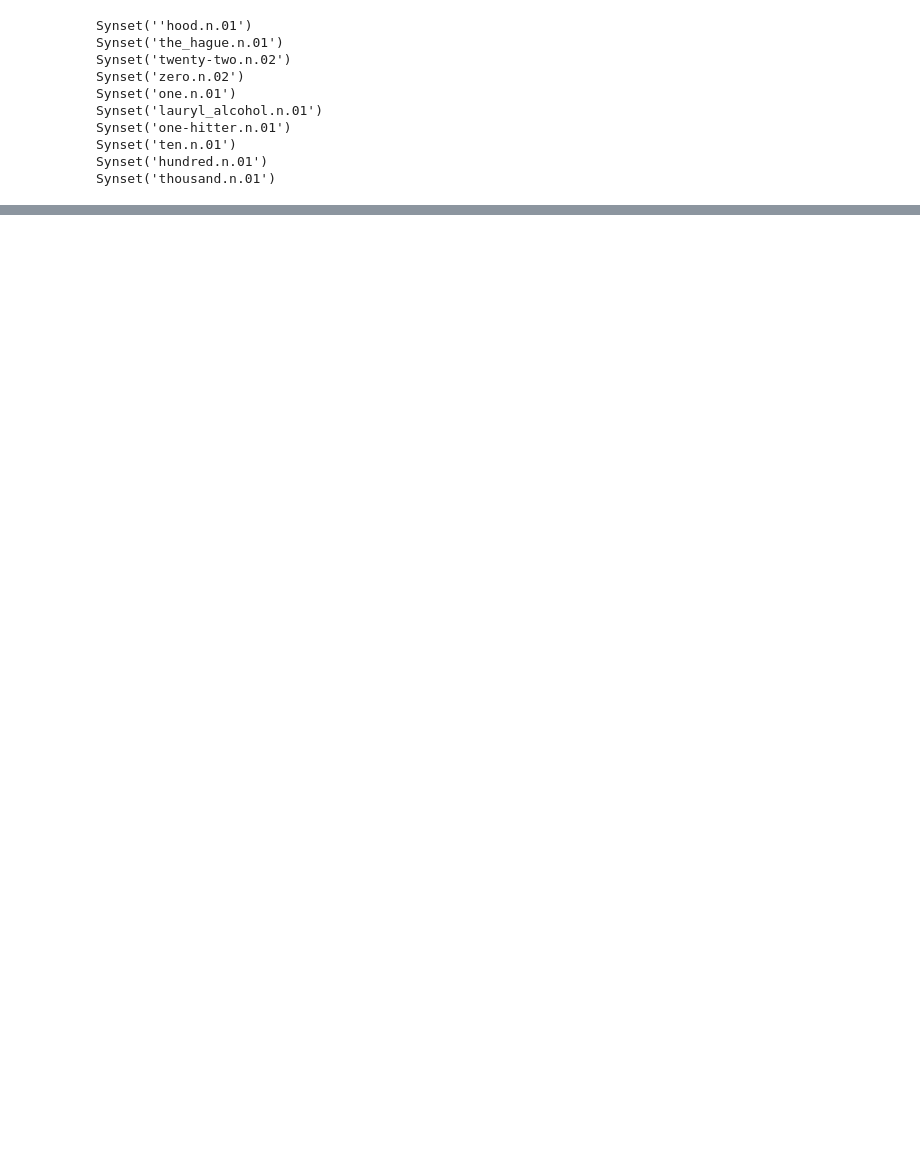
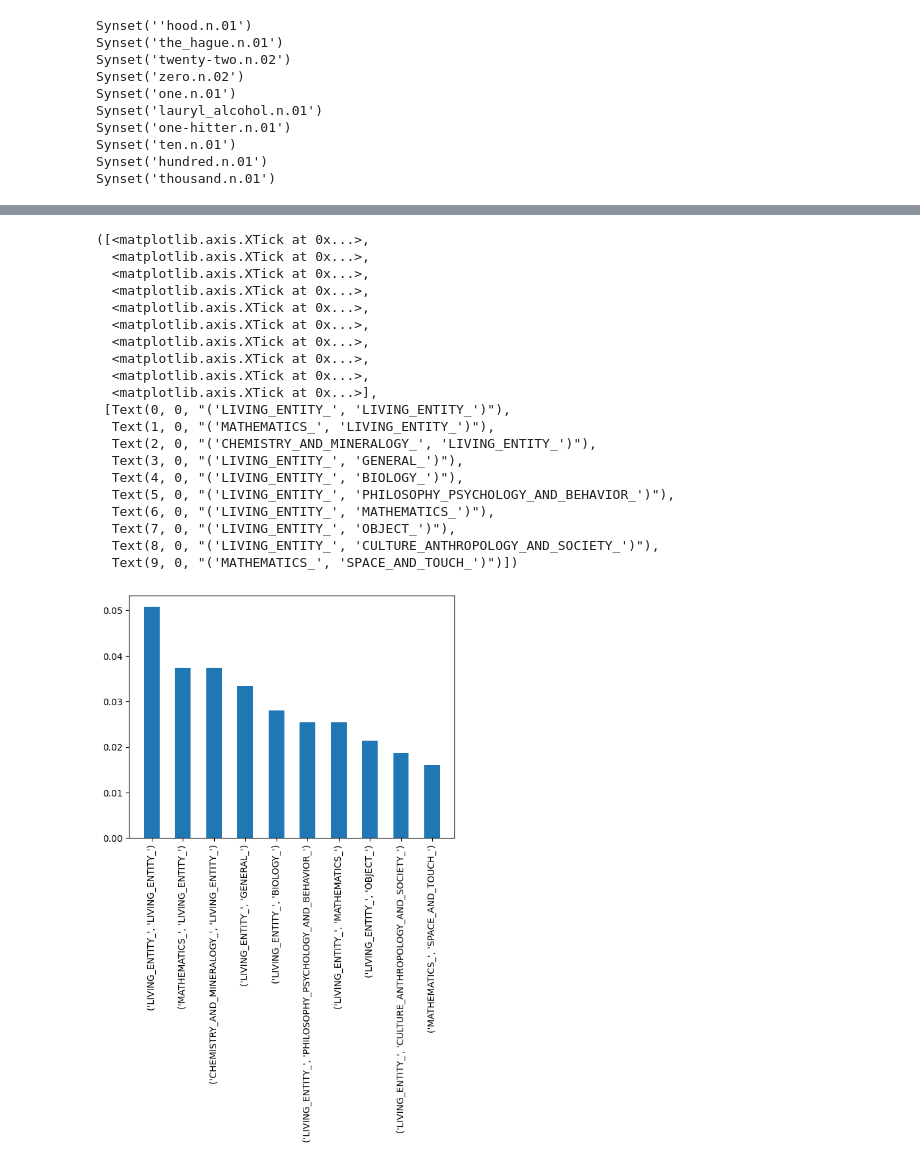
Before and after one commit to N-essuno/hanks_valence, a Jupyter notebook: hanks_valence.ipynb, the cells around one changed output, grey strips where cells are left out. Cells and saved outputs as stored; diff of their text form; code cells hidden in the pictures; blank space fills up the shorter version.

```diff
--- a/hanks_valence.ipynb
+++ b/hanks_valence.ipynb
@@ -244,0 +306,6 @@ drama ['EMOTIONS_', 'MEDIA_']
+# %%
+# calculate the probability distribution over the semantic type clusters
+total_occurrences = sum(sem_type_combinations.values())
+sem_type_probabilities = {sem_type: freq / total_occurrences for sem_type, freq in sem_type_combinations.items()}
+for sem_type, prob in sem_type_probabilities.items():
+    print(sem_type, prob)
@@ -244,0 +330,29 @@ drama ['EMOTIONS_', 'MEDIA_']
+# %%
+# get 10 most frequent semantic type clusters
+most_frequent_sem_type_clusters = dict(sorted(sem_type_probabilities.items(), key=lambda x: x[1], reverse=True))
+# %%
+# plot the probability distribution of most frequent semantic type clusters
+plt.bar(range(10), list(most_frequent_sem_type_clusters.values())[:10], align='center', width=0.5)
+plt.xticks(range(10), list(most_frequent_sem_type_clusters.keys())[:10], rotation='vertical')
+# %% [output]
+([<matplotlib.axis.XTick at 0x...>,
+  <matplotlib.axis.XTick at 0x...>,
+  <matplotlib.axis.XTick at 0x...>,
+  <matplotlib.axis.XTick at 0x...>,
+  <matplotlib.axis.XTick at 0x...>,
+  <matplotlib.axis.XTick at 0x...>,
+  <matplotlib.axis.XTick at 0x...>,
+  <matplotlib.axis.XTick at 0x...>,
+  <matplotlib.axis.XTick at 0x...>,
+  <matplotlib.axis.XTick at 0x...>],
+ [Text(0, 0, "('LIVING_ENTITY_', 'LIVING_ENTITY_')"),
+  Text(1, 0, "('MATHEMATICS_', 'LIVING_ENTITY_')"),
+  Text(2, 0, "('CHEMISTRY_AND_MINERALOGY_', 'LIVING_ENTITY_')"),
+  Text(3, 0, "('LIVING_ENTITY_', 'GENERAL_')"),
+  Text(4, 0, "('LIVING_ENTITY_', 'BIOLOGY_')"),
+  Text(5, 0, "('LIVING_ENTITY_', 'PHILOSOPHY_PSYCHOLOGY_AND_BEHAVIOR_')"),
+  Text(6, 0, "('LIVING_ENTITY_', 'MATHEMATICS_')"),
+  Text(7, 0, "('LIVING_ENTITY_', 'OBJECT_')"),
+  Text(8, 0, "('LIVING_ENTITY_', 'CULTURE_ANTHROPOLOGY_AND_SOCIETY_')"),
+  Text(9, 0, "('MATHEMATICS_', 'SPACE_AND_TOUCH_')")])
+[figure, added]
```
Also changed, not shown: parts of 22 cells of this notebook.
